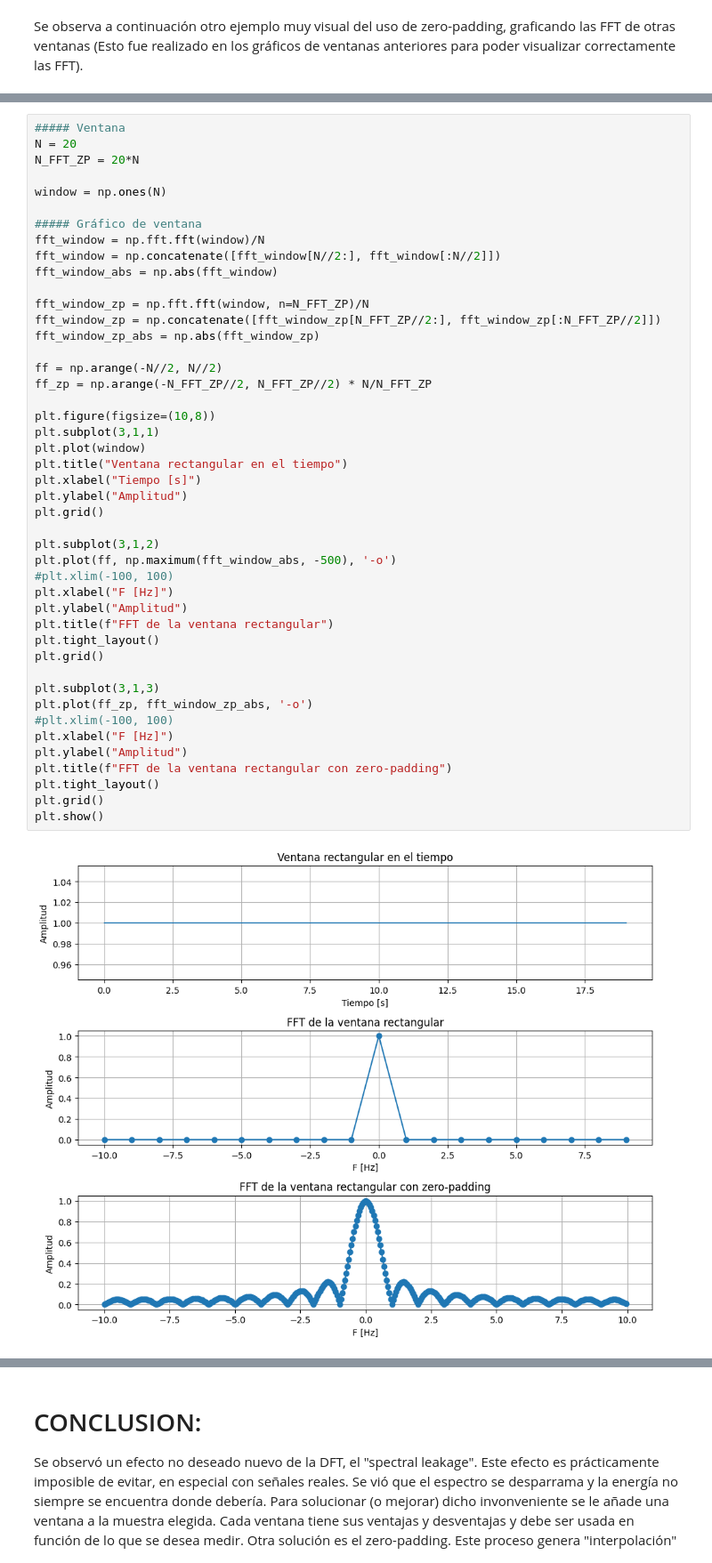
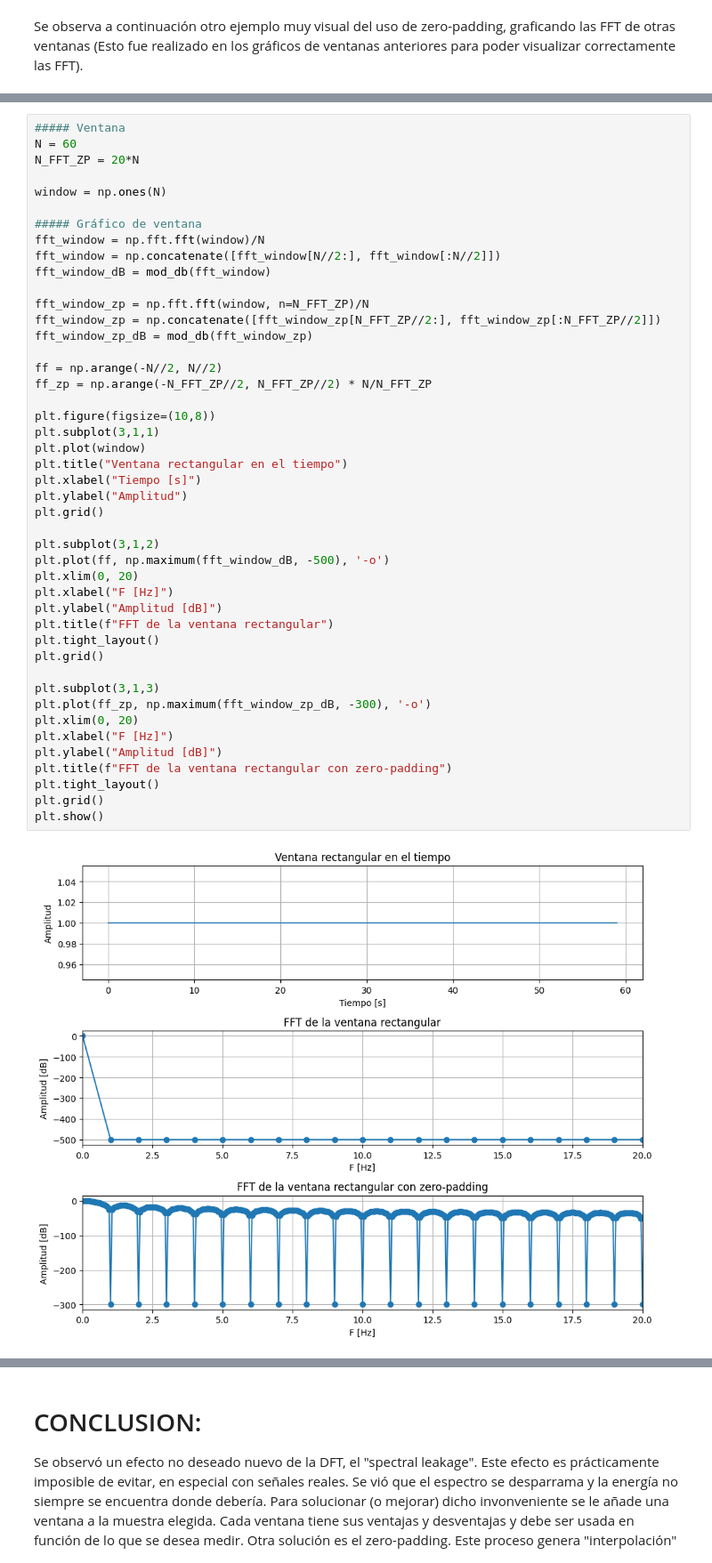
Before and after one commit to agustin-d-martinez/Procesamiento-Digital-de-Se-ales---2026, a Jupyter notebook: TS4/TS4.ipynb, the cells around one changed output, grey strips where cells are left out. Shown at 89% size. Saved outputs shown, nothing was run; the diff lists cells and outputs as text.

```diff
--- a/TS4/TS4.ipynb
+++ b/TS4/TS4.ipynb
@@ -662,6 +665,6 @@ plt.show()
 # %%
 ##### Ventana
-N = 20
+N = 60
 N_FFT_ZP = 20*N
 
 window = np.ones(N)
@@ -669,40 +672,40 @@ window = np.ones(N)
 ##### Gráfico de ventana
 fft_window = np.fft.fft(window)/N
 fft_window = np.concatenate([fft_window[N//2:], fft_window[:N//2]])
-fft_window_abs = np.abs(fft_window)
+fft_window_dB = mod_db(fft_window)
 
 fft_window_zp = np.fft.fft(window, n=N_FFT_ZP)/N
 fft_window_zp = np.concatenate([fft_window_zp[N_FFT_ZP//2:], fft_window_zp[:N_FFT_ZP//2]])
-fft_window_zp_abs = np.abs(fft_window_zp)
+fft_window_zp_dB = mod_db(fft_window_zp)
 
 ff = np.arange(-N//2, N//2)
 ff_zp = np.arange(-N_FFT_ZP//2, N_FFT_ZP//2) * N/N_FFT_ZP
 
 plt.figure(figsize=(10,8))
 plt.subplot(3,1,1)
 plt.plot(window)
 plt.title("Ventana rectangular en el tiempo")
 plt.xlabel("Tiempo [s]")
 plt.ylabel("Amplitud")
 plt.grid()
 
 plt.subplot(3,1,2)
-plt.plot(ff, np.maximum(fft_window_abs, -500), '-o')
-#plt.xlim(-100, 100)
+plt.plot(ff, np.maximum(fft_window_dB, -500), '-o')
+plt.xlim(0, 20)
 plt.xlabel("F [Hz]")
-plt.ylabel("Amplitud")
+plt.ylabel("Amplitud [dB]")
 plt.title(f"FFT de la ventana rectangular")
 plt.tight_layout()
 plt.grid()
 
 plt.subplot(3,1,3)
-plt.plot(ff_zp, fft_window_zp_abs, '-o')
-#plt.xlim(-100, 100)
+plt.plot(ff_zp, np.maximum(fft_window_zp_dB, -300), '-o')
+plt.xlim(0, 20)
 plt.xlabel("F [Hz]")
-plt.ylabel("Amplitud")
+plt.ylabel("Amplitud [dB]")
 plt.title(f"FFT de la ventana rectangular con zero-padding")
 plt.tight_layout()
 plt.grid()
 plt.show()
 # %% [output]
-[figure, old version]
+[figure, new version]
```
Also changed, not shown: parts of 8 cells of this notebook, 1 other file.
